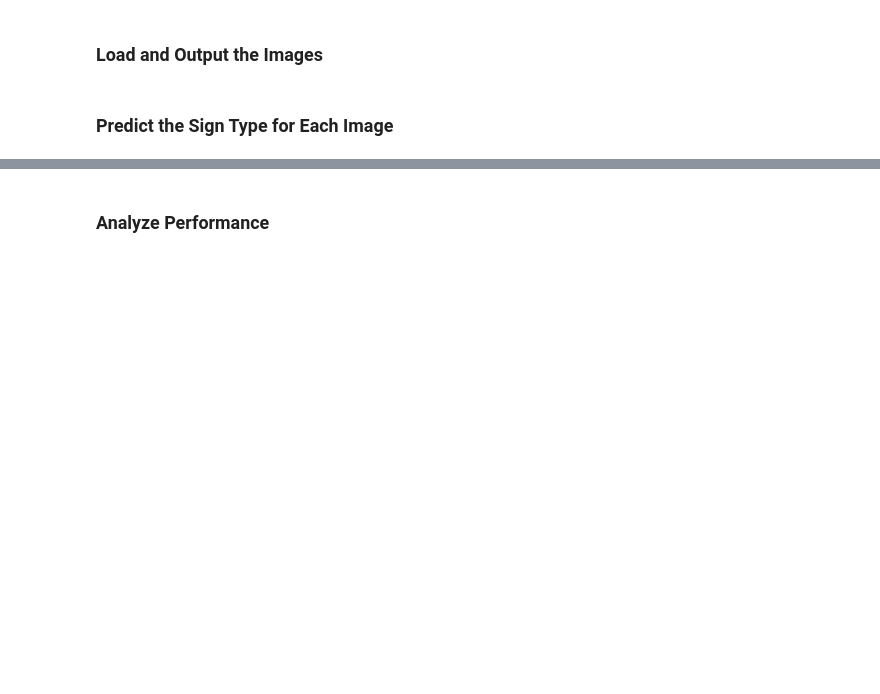
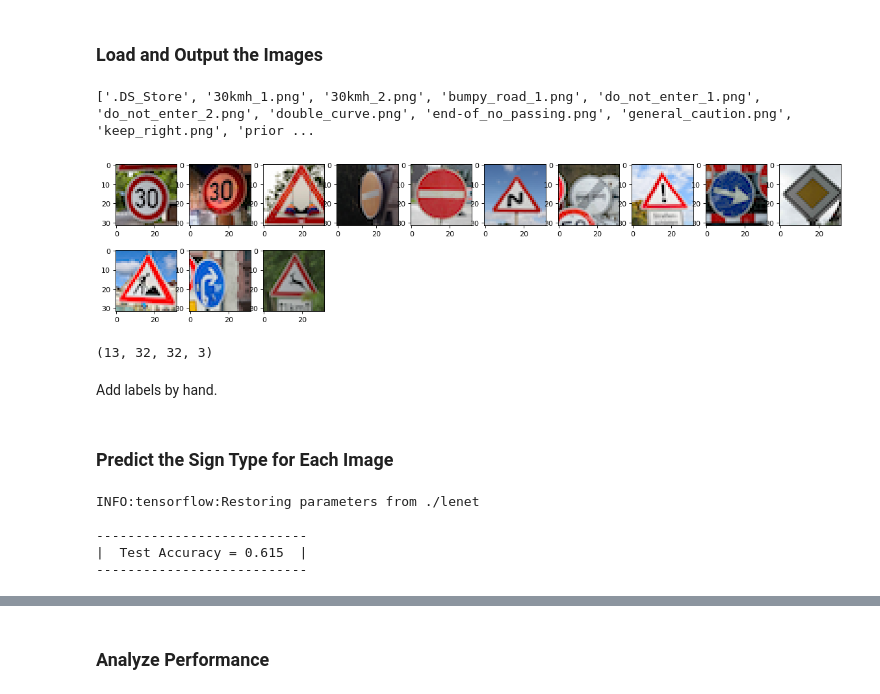
Before and after one commit to MarkDekker/CarND-Traffic-Sign-Classifier-Project, a Jupyter notebook: Traffic_Sign_Classifier.ipynb, the cells around one changed output, grey strips where cells are left out. Saved outputs shown, nothing was run; the diff lists cells and outputs as text; code cells hidden in the pictures; blank space fills up the shorter version.

```diff
--- a/Traffic_Sign_Classifier.ipynb
+++ b/Traffic_Sign_Classifier.ipynb
@@ -636,3 +653,31 @@ You may find `signnames.csv` useful as it contains mappings from the class id (i
 # %%
 ### Load the images and plot them here.
 ### Feel free to use as many code cells as needed.
+
+import os
+import cv2
+
+dir = './downloaded_signs'
+files = os.listdir(dir)
+
+print(files)
+# %% [output]
+['.DS_Store', '30kmh_1.png', '30kmh_2.png', 'bumpy_road_1.png', 'do_not_enter_1.png', 'do_not_enter_2.png', 'double_curve.png', 'end-of_no_passing.png', 'general_caution.png', 'keep_right.png', 'prior ...
+# %%
+image_files = [dir + '/' + file for file in files if '.png' in file]
+
+def import_and_convert_RGB(image_file):
+    image = cv2.imread(image_file, 3)
+    image = cv2.cvtColor(image, cv2.COLOR_BGR2RGB)
+    return image
+
+custom_images = [import_and_convert_RGB(image_file) for image_file in image_files]
+custom_images = np.array(custom_images)
+
+print_images(images)
+print(custom_images.shape)
+# %% [output]
+[figure, added]
+(13, 32, 32, 3)
+# %% [markdown]
+Add labels by hand.
@@ -644,0 +700,22 @@ You may find `signnames.csv` useful as it contains mappings from the class id (i
+# %%
+#Run it on the test set.
+with tf.Session() as sess:
+    saver.restore(sess, './lenet')
+
+    test_accuracy = sess.run(accuracy, feed_dict={x: processed_custom, y: custom_labels, dropout_keep: 1.0})
+    print("")
+    print("---------------------------")
+    print("|  Test Accuracy = {:.3f}  |".format(test_accuracy))
+    print("---------------------------")
+    print("")
+
+    y_pred = get_prediction(processed_custom)
+    confusion_matrix = get_confusion_matrix(y_pred, custom_labels)
+
+    miscategorised_images = get_miscategorised_images(y_pred, processed_custom, custom_labels, n_classes)
+# %% [output]
+INFO:tensorflow:Restoring parameters from ./lenet
+
+---------------------------
+|  Test Accuracy = 0.615  |
+---------------------------
```
Also changed, not shown: parts of 11 cells of this notebook, 28 other files.
